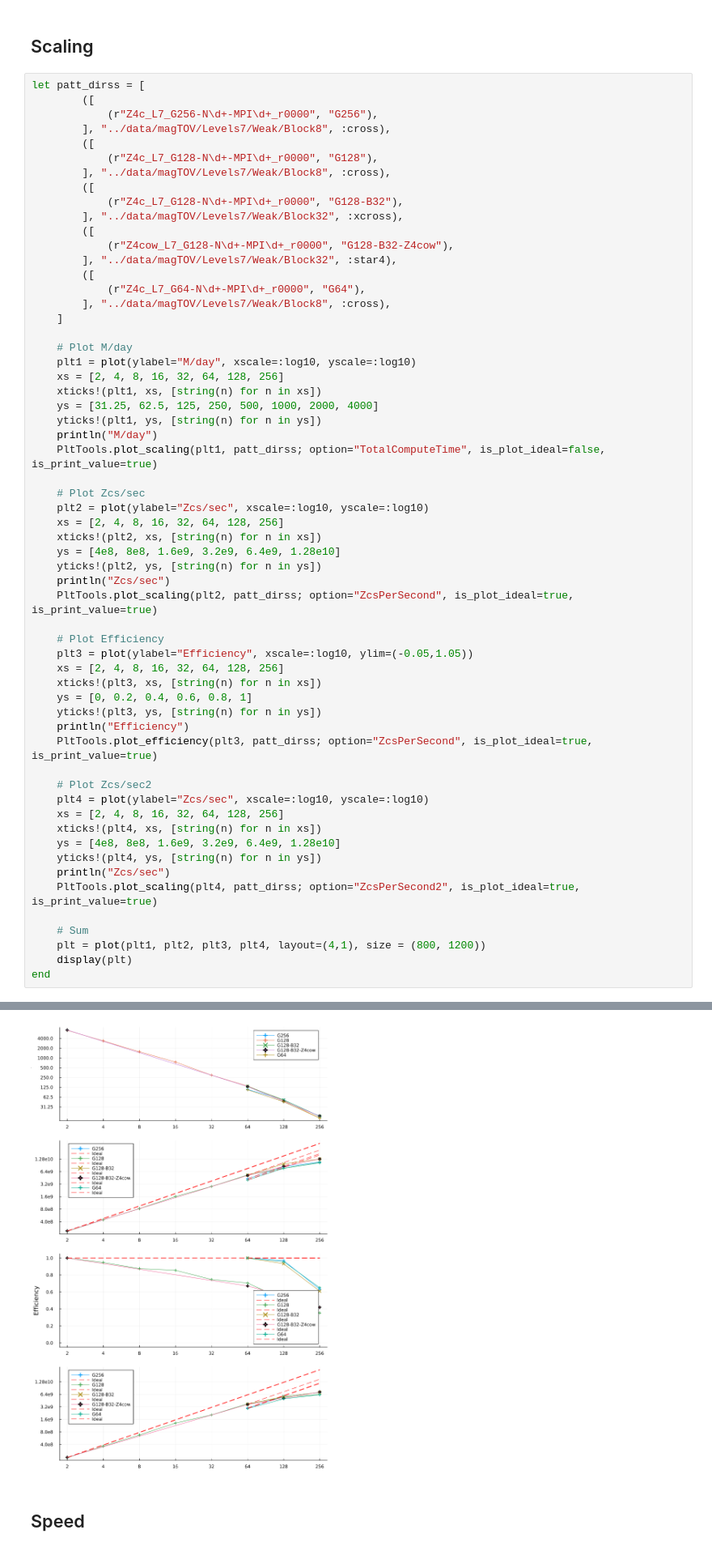
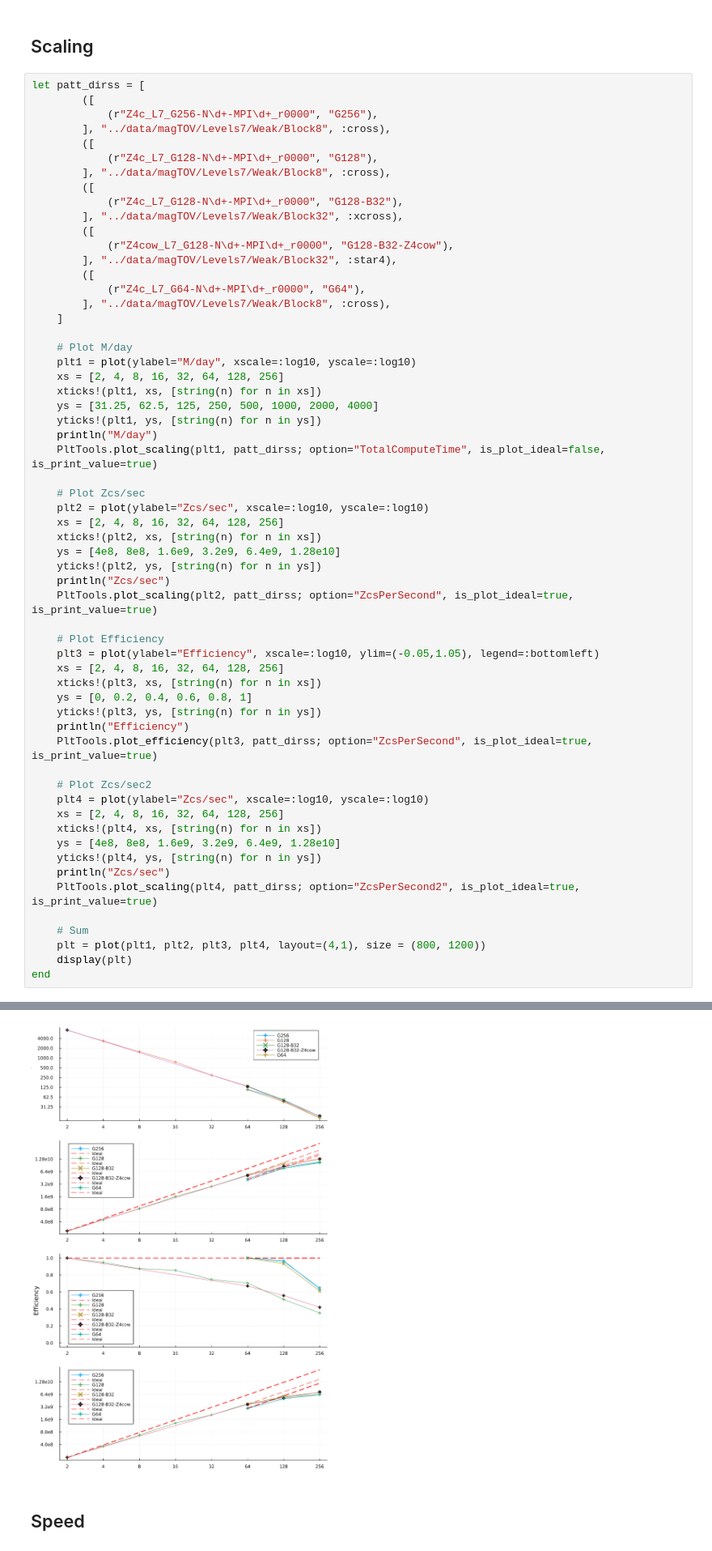
Before and after one commit to lwJi/ETK-Scaling-Tests, a Jupyter notebook: frontier/ipynb/magTOV-Levels7.ipynb, the cells around one changed output, grey strips where cells are left out. Shown at 81% size. Drawn from its saved outputs; the diff is of its cells as text.

```diff
--- a/frontier/ipynb/magTOV-Levels7.ipynb
+++ b/frontier/ipynb/magTOV-Levels7.ipynb
@@ -45,7 +45,7 @@ let patt_dirss = [
     PltTools.plot_scaling(plt2, patt_dirss; option="ZcsPerSecond", is_plot_ideal=true, is_print_value=true)
 
     # Plot Efficiency
-    plt3 = plot(ylabel="Efficiency", xscale=:log10, ylim=(-0.05,1.05))
+    plt3 = plot(ylabel="Efficiency", xscale=:log10, ylim=(-0.05,1.05), legend=:bottomleft)
     xs = [2, 4, 8, 16, 32, 64, 128, 256]
     xticks!(plt3, xs, [string(n) for n in xs])
     ys = [0, 0.2, 0.4, 0.6, 0.8, 1]
@@ -79,12 +79,12 @@ Zcs/sec
   G128-B32: [ 5.25e+09, 9.79e+09, 1.28e+10]
   G128-B32-Z4cow: [ 2.40e+08, 5.15e+09, 8.56e+09, 1.29e+10]
        G64: [ 4.01e+09, 7.67e+09, 1.04e+10]
 ... (8 lines left out)
       G128: [ 1.92e+08, 3.64e+08, 6.74e+08, 1.31e+09, 2.05e+09, 3.80e+09, 5.43e+09, 6.33e+09]
   G128-B32: [ 3.69e+09, 5.68e+09, 7.15e+09]
   G128-B32-Z4cow: [ 1.96e+08, 3.66e+09, 5.11e+09, 7.30e+09]
        G64: [ 2.92e+09, 4.99e+09, 6.26e+09]
-[figure, old version]
+[figure, new version]
 # %% [markdown]
 ## Speed
 # %%
```
Also changed, not shown: parts of 3 cells of this notebook.
